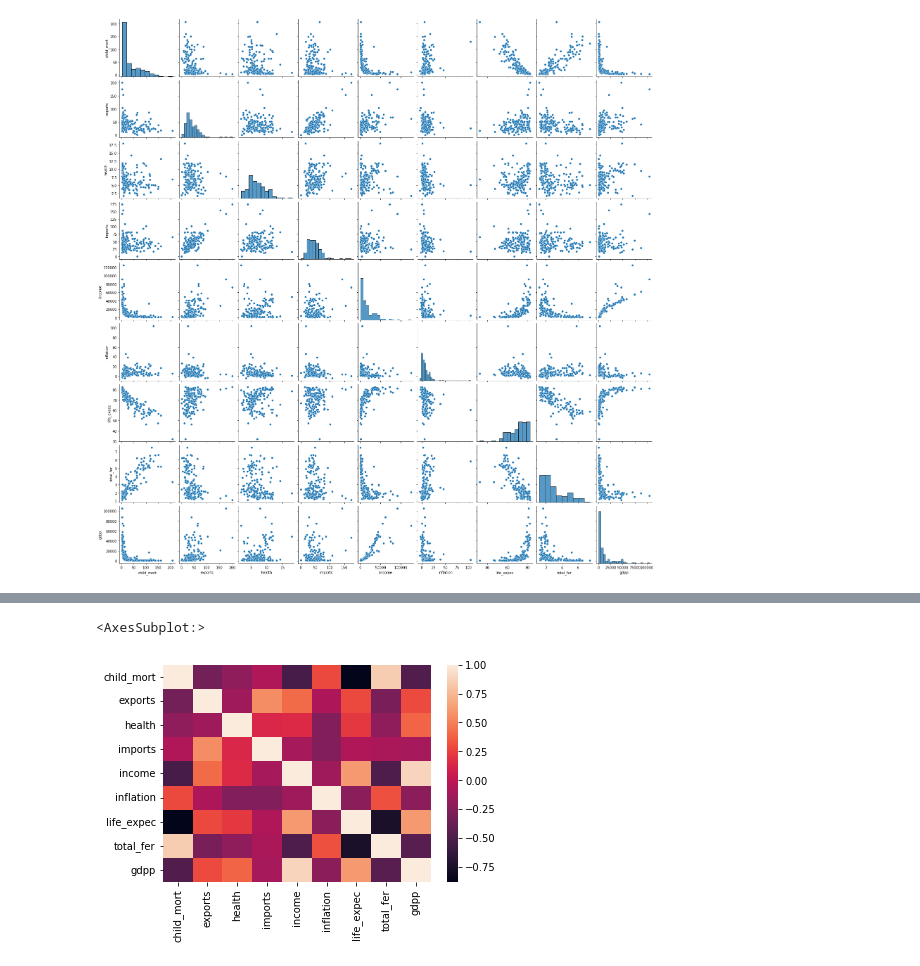
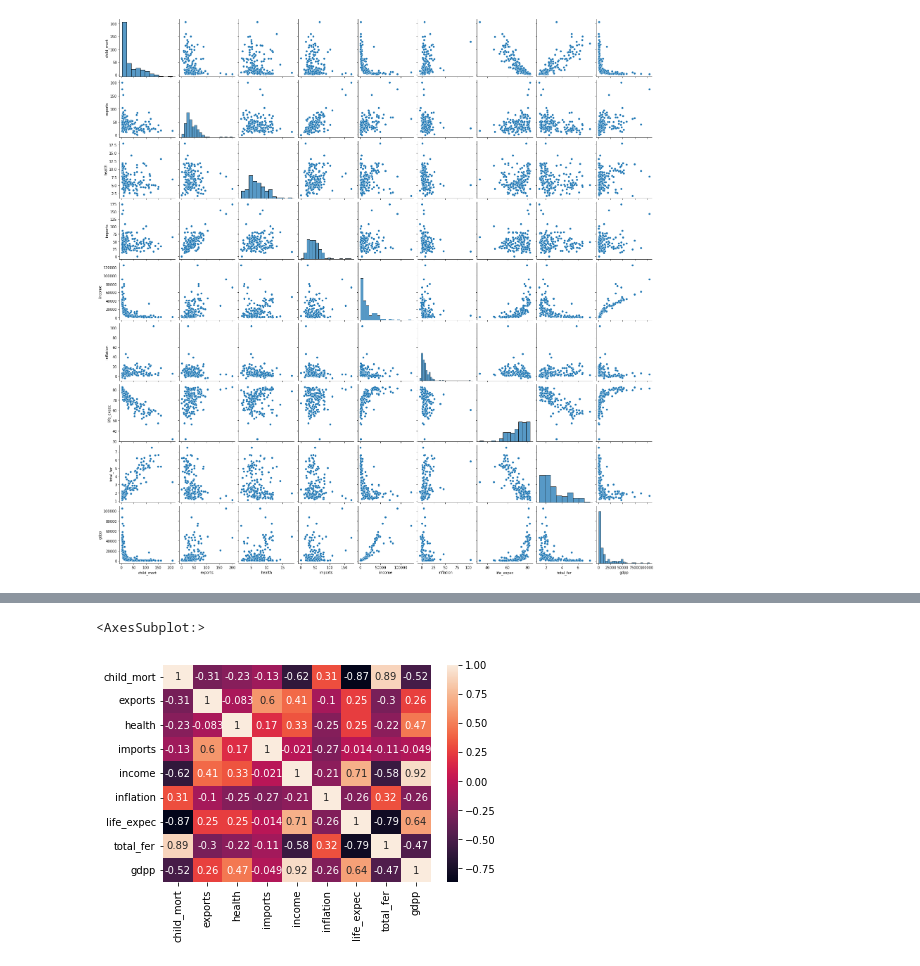
Before and after one commit to MahyarFardin/Sikit-Learn, a Jupyter notebook: Unsupervised-Learning/New folder/Untitled.ipynb, the cells around one changed output, grey strips where cells are left out. Drawn from its saved outputs; the diff is of its cells as text; code cells hidden in the pictures.

```diff
--- a/Unsupervised-Learning/New folder/Untitled.ipynb
+++ b/Unsupervised-Learning/New folder/Untitled.ipynb
@@ -82,2 +82,2 @@ sns.histplot(df["imports"])
 # %%
-df=df[df["imports"]<125]
+df=df[df["exports"]<125]
@@ -87,0 +89,2 @@ KeyboardInterrupt:
+# %%
+df=df[df["income"]<49000]
@@ -88,5 +114,7 @@ KeyboardInterrupt:
+# %%
+df=df[df["life_expec"]>40]
 # %%
-sns.heatmap(df.corr(),anno)
+sns.heatmap(df.corr(),annot=True)
 # %% [output]
 <AxesSubplot:>
-[figure, old version]
+[figure, new version]
```
Also changed, not shown: parts of 22 cells of this notebook, 1 other file.
